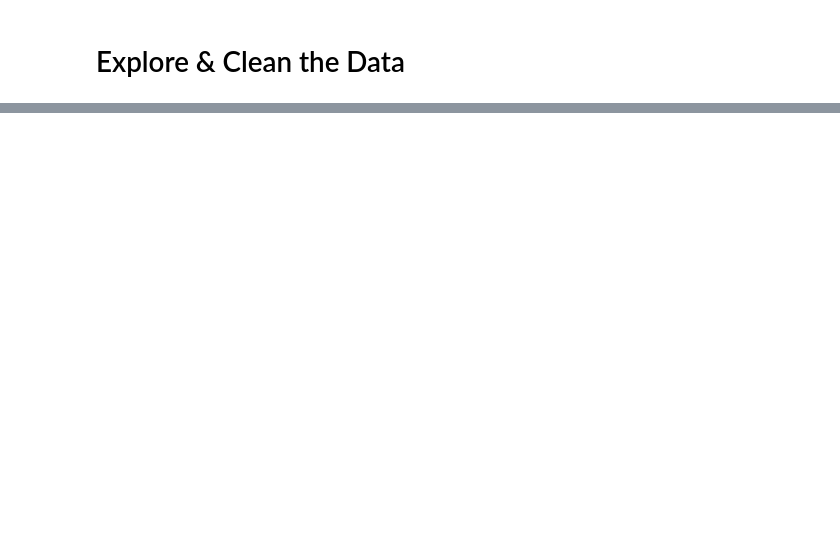
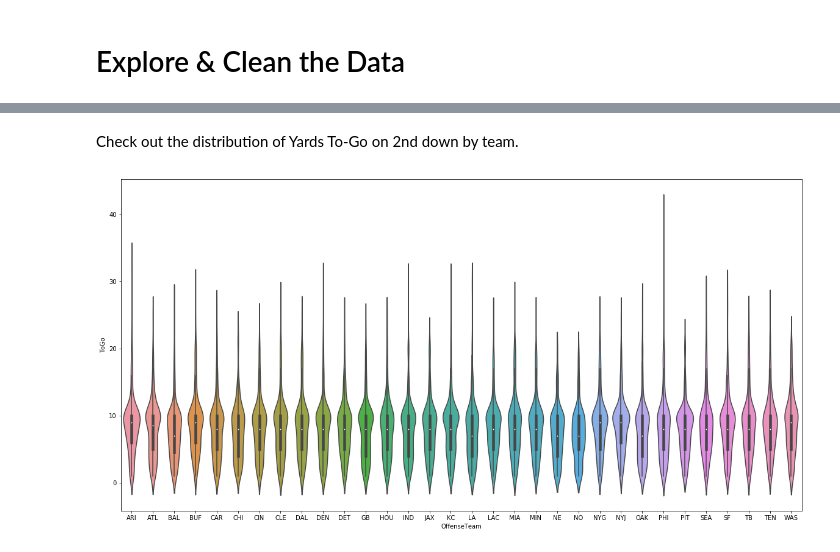
Before and after one commit to zachlaguna/my-beautiful-dark-twisted-fantasy-football, a Jupyter notebook: notebooks/eda.ipynb, the cells around one changed output, grey strips where cells are left out. Drawn from its saved outputs; the diff is of its cells as text; code cells hidden in the pictures; blank space fills up the shorter version.

Commit message:
created 2nd Down Yards To-Go plot

```diff
--- a/notebooks/eda.ipynb
+++ b/notebooks/eda.ipynb
@@ -27,0 +55,3 @@ display(df.head())
+# %%
+df = df[df['IsNoPlay']==0]
+df.drop(columns=['IsNoPlay'], inplace=True)
@@ -27,0 +70,11 @@ display(df.head())
+# %% [markdown]
+Check out the distribution of Yards To-Go on 2nd down by team.
+# %%
+df2 = df[df['Down']==2]
+# %%
+fig, ax = plt.subplots(figsize=(20,10))
+# sns.boxplot(x='OffenseTeam',y='ToGo',data=df2,ax=ax)
+sns.violinplot(x='OffenseTeam',y='ToGo',data=df2.sort_values(by=['OffenseTeam']),ax=ax)
+plt.show()
+# %% [output]
+[figure, added]
```
Also changed, not shown: parts of 8 cells of this notebook, 2 other files.
